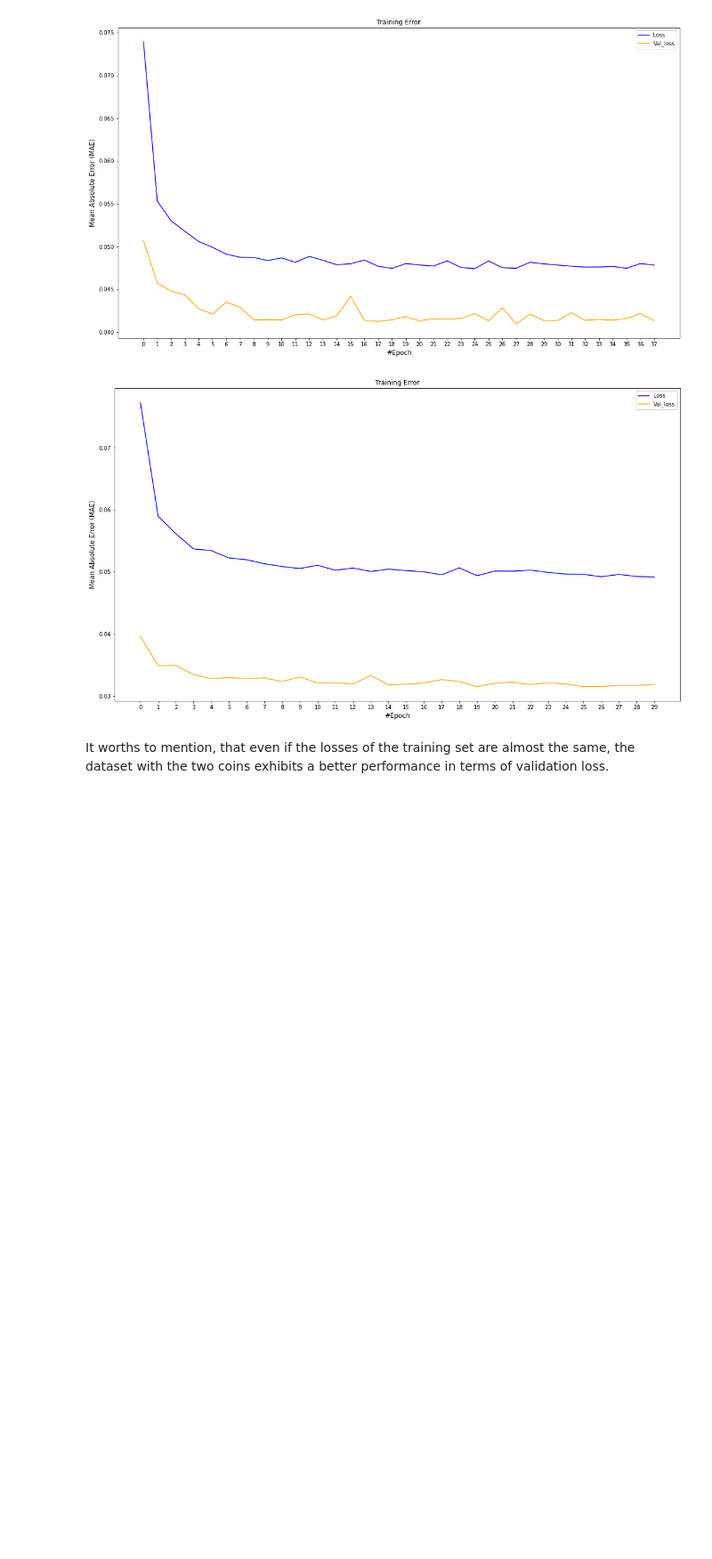
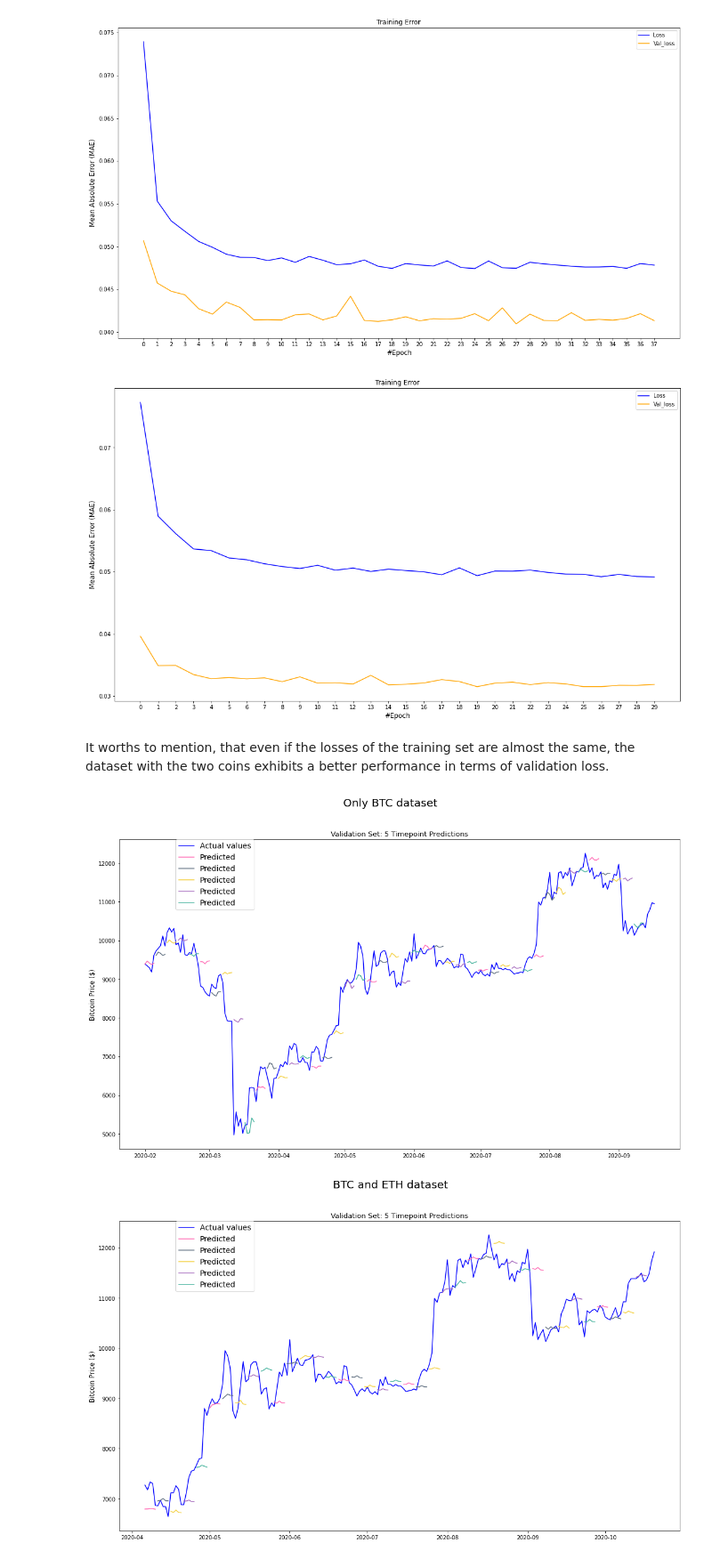
Before and after one commit to teoad95/Deep-learning-Cryptocurrency-price-prediction, a Jupyter notebook: Final.ipynb, the cells around one changed output. Shown: that part at 89% size. Drawn from its saved outputs; the diff is of its cells as text; code cells hidden in the pictures; blank space fills up the shorter version.

```diff
--- a/Final.ipynb
+++ b/Final.ipynb
@@ -496,7 +495,7 @@ def normalize_in_out(prd_range, wind_len, tr_set, val_set, tst_set, feats, coin_
 
     LSTM_rangd_val_out = np.array(LSTM_rangd_val_out)
 
-    return LSTM_rangd_train_out, LSTM_rangd_val_out, LSTM_tr_in, LSTM_val_in, LSTM_test_in
+    return LSTM_rangd_train_out, LSTM_rangd_val_out, LSTM_tr_in, LSTM_val_in, LSTM_test_in,
 # %% [markdown]
 <p>Apart from this, a method about model tuning made. This method uses the tensorflow's Hyperband algorithm. The model architecture we ended up after the experiments we did is the follow:</p>
 <ul>
@@ -850,12 +824,13 @@ def split_dataset_and_normalize_in_out(features_list):
 def get_specific_features_normalized(ds, f):
     percent_train_set = 0.8
     percent_val_set = 0.5
-    training_set, test_set, validation_set, _, _ = split_dataset_to_train_and_validation(ds, percent_train_set, percent_val_set)
+    training_set, test_set, validation_set, split_date, split_date_val = split_dataset_to_train_and_validation(ds, percent_train_set, percent_val_set)
     pred_range = 5
     window_len = 10
     features = featurs
     coin_target = 'BTC'
-    return normalize_in_out(pred_range, window_len, training_set, validation_set, test_set, f, coin_target, cryptocurrency_list)
+    LSTM_ranged_training_outputs, LSTM_ranged_validation_outputs, LSTM_training_inputs, LSTM_validation_inputs, LSTM_test_inputs = normalize_in_out(pred_range, window_len, training_set, validation_set, test_set, f, coin_target, cryptocurrency_list)
+    return LSTM_ranged_training_outputs, LSTM_ranged_validation_outputs, LSTM_training_inputs, LSTM_validation_inputs, LSTM_test_inputs, split_date, split_date_val, validation_set
 # %%
 def build_model_with_best_architecture(inputs):
     model = Sequential()
@@ -872,11 +847,11 @@ from tensorflow.keras.callbacks import EarlyStopping
 early_stopping = EarlyStopping(monitor='val_loss', patience=10, restore_best_weights=True)
 # %%
 btc_dataset_with_3_features = dataset_creation(['BTC'])
-LSTM_ranged_training_outputs, LSTM_ranged_validation_outputs, LSTM_training_inputs, LSTM_validation_inputs, LSTM_test_inputs = get_specific_features_normalized(btc_dataset_with_3_features, ['Close', 'Open', 'High'])
-best_model = build_model_with_best_architecture(LSTM_training_inputs)
-hist_of_BTC_with_best_model = best_model.fit(LSTM_training_inputs[:-pred_range], LSTM_ranged_training_outputs, validation_data=(LSTM_validation_inputs[:-pred_range], LSTM_ranged_validation_outputs), epochs=100, batch_size=64, verbose=0, shuffle=True, workers=8, callbacks=[early_stopping])
+LSTM_ranged_training_outputs_BTC, LSTM_ranged_validation_outputs_BTC, LSTM_training_inputs_BTC, LSTM_validation_inputs_BTC, LSTM_test_inputs_BTC, split_date_BTC, split_date_val_BTC, validation_set_original_BTC = get_specific_features_normalized(btc_dataset_with_3_features, ['Close', 'Open', 'High'])
+best_model_BTC = build_model_with_best_architecture(LSTM_training_inputs_BTC)
+hist_of_BTC_with_best_model = best_model_BTC.fit(LSTM_training_inputs_BTC[:-pred_range], LSTM_ranged_training_outputs_BTC, validation_data=(LSTM_validation_inputs_BTC[:-pred_range], LSTM_ranged_validation_outputs_BTC), epochs=100, batch_size=64, verbose=0, shuffle=True, workers=8, callbacks=[early_stopping])
 # %%
 btc_eth_dataset_with_3_features = dataset_creation(['BTC', 'ETH'])
-LSTM_ranged_training_outputs, LSTM_ranged_validation_outputs, LSTM_training_inputs, LSTM_validation_inputs, LSTM_test_inputs = get_specific_features_normalized(btc_eth_dataset_with_3_features, ['Close', 'Open', 'High'])
-best_model = build_model_with_best_architecture(LSTM_training_inputs)
-hist_of_BTC_ETH_with_best_model = best_model.fit(LSTM_training_inputs[:-pred_range], LSTM_ranged_training_outputs, validation_data=(LSTM_validation_inputs[:-pred_range], LSTM_ranged_validation_outputs), epochs=100, batch_size=64, verbose=0, shuffle=True, workers=8, callbacks=[early_stopping])
+LSTM_ranged_training_outputs_BTC_ETH, LSTM_ranged_validation_outputs_BTC_ETH, LSTM_training_inputs_BTC_ETH, LSTM_validation_inputs_BTC_ETH, LSTM_test_inputs_BTC_ETH, split_date_BTC_ETH, split_date_val_BTC_ETH, validation_set_original_BTC_ETH = get_specific_features_normalized(btc_eth_dataset_with_3_features, ['Close', 'Open', 'High'])
+best_model_BTC_ETH = build_model_with_best_architecture(LSTM_training_inputs_BTC_ETH)
+hist_of_BTC_ETH_with_best_model = best_model_BTC_ETH.fit(LSTM_training_inputs_BTC_ETH[:-pred_range], LSTM_ranged_training_outputs_BTC_ETH, validation_data=(LSTM_validation_inputs_BTC_ETH[:-pred_range], LSTM_ranged_validation_outputs_BTC_ETH), epochs=100, batch_size=64, verbose=0, shuffle=True, workers=8, callbacks=[early_stopping])
@@ -890,3 +863,10 @@ plot_loss_and_val_loss(hist_of_BTC_ETH_with_best_model)
 [figure]
 # %% [markdown]
 <p> It worths to mention, that even if the losses of the training set are almost the same, the dataset with the two coins exhibits a better performance in terms of validation loss.</p>
+# %%
+plot_actual_against_ranged_prediction(btc_dataset_with_3_features, best_model_BTC, pred_range, window_len, LSTM_validation_inputs_BTC, validation_set_original_BTC, split_date_BTC, split_date_val_BTC, 'BTC_Close', 'Only BTC dataset')
+print('\n\n')
+plot_actual_against_ranged_prediction(btc_eth_dataset_with_3_features, best_model_BTC_ETH, pred_range, window_len, LSTM_validation_inputs_BTC_ETH, validation_set_original_BTC_ETH, split_date_BTC_ETH, split_date_val_BTC_ETH, 'BTC_Close', 'BTC and ETH dataset')
+# %% [output]
+[figure, added]
+[figure, added]
```
Also changed, not shown: parts of 12 cells of this notebook.
